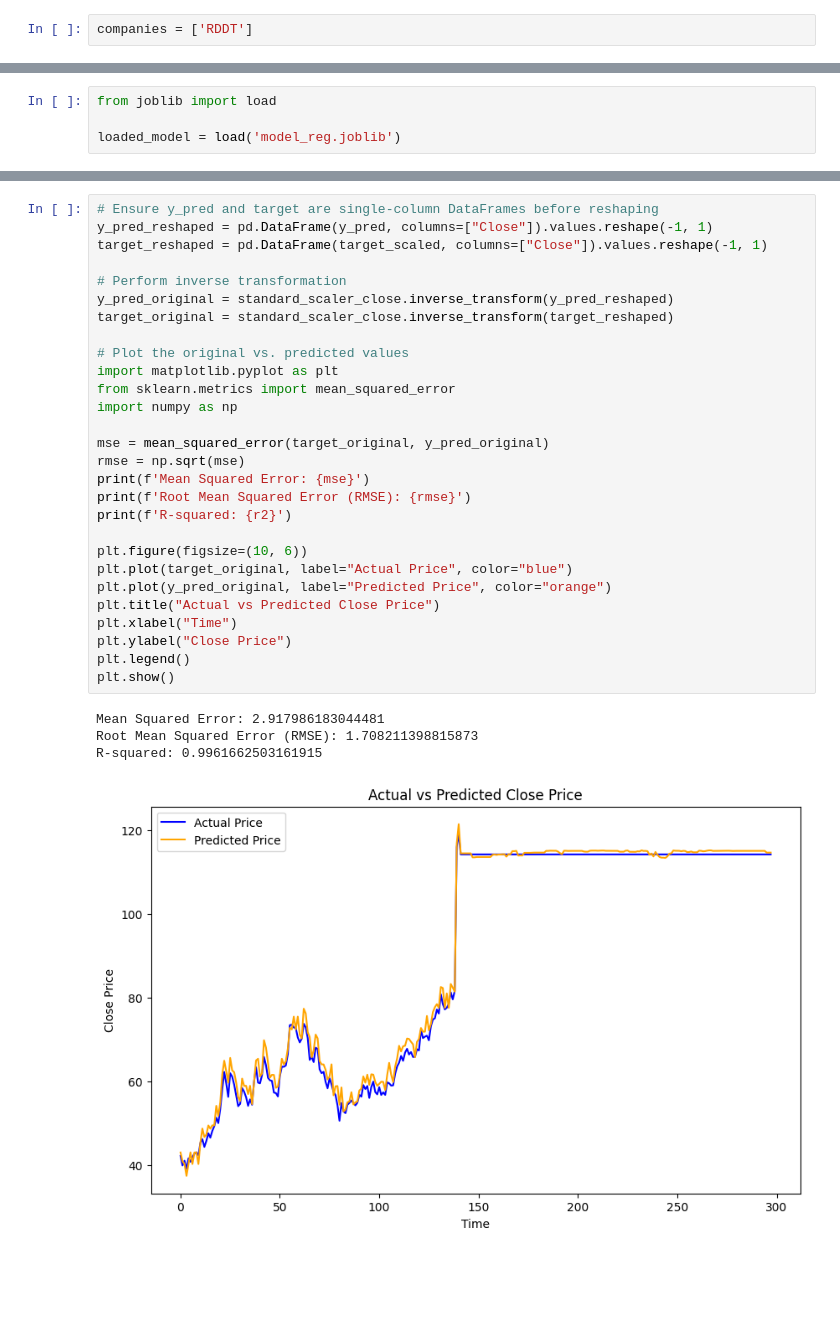
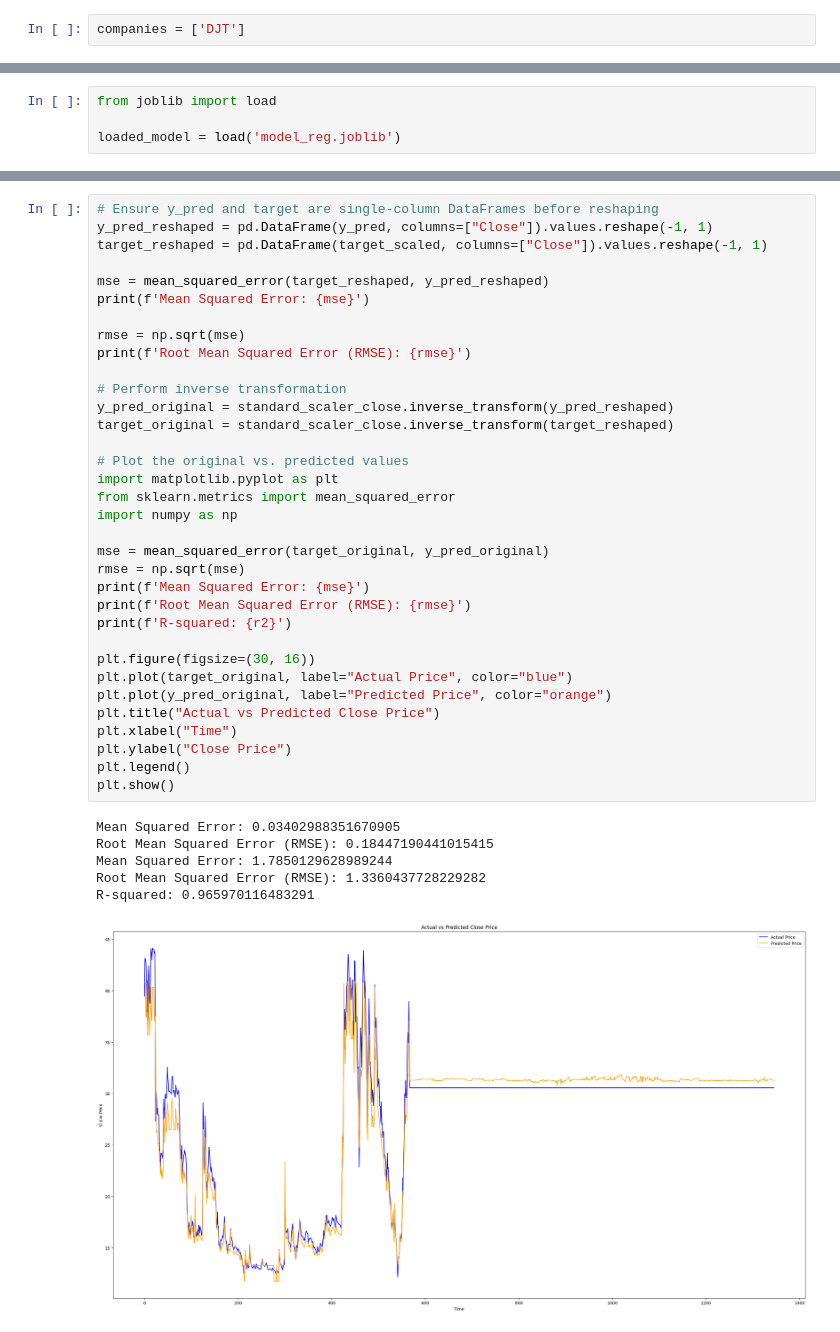
Before and after one commit to Nishchaypat/StockTrack-Database-ML, a Jupyter notebook: test.ipynb, the cells around one changed output, grey strips where cells are left out. Drawn from its saved outputs; the diff is of its cells as text; blank space fills up the shorter version.

```diff
--- a/test.ipynb
+++ b/test.ipynb
@@ -26,7 +26,7 @@ companies = [
     "TAP", "KMB", "GIS", "HRL", "MDLZ", "LW", "MNST",  # Consumer Staples
 ]
 # %%
-companies = ['RDDT']
+companies = ['DJT']
 # %%
 data = pd.DataFrame()
 # %%
@@ -254,33 +229,41 @@ len(y_pred)
 # %%
 # Ensure y_pred and target are single-column DataFrames before reshaping
 y_pred_reshaped = pd.DataFrame(y_pred, columns=["Close"]).values.reshape(-1, 1)
 target_reshaped = pd.DataFrame(target_scaled, columns=["Close"]).values.reshape(-1, 1)
+
+mse = mean_squared_error(target_reshaped, y_pred_reshaped)
+print(f'Mean Squared Error: {mse}')
+
+rmse = np.sqrt(mse)
+print(f'Root Mean Squared Error (RMSE): {rmse}')
 
 # Perform inverse transformation
 y_pred_original = standard_scaler_close.inverse_transform(y_pred_reshaped)
 target_original = standard_scaler_close.inverse_transform(target_reshaped)
 
 # Plot the original vs. predicted values
 import matplotlib.pyplot as plt
 from sklearn.metrics import mean_squared_error
 import numpy as np
 
 mse = mean_squared_error(target_original, y_pred_original)
 rmse = np.sqrt(mse)
 print(f'Mean Squared Error: {mse}')
 print(f'Root Mean Squared Error (RMSE): {rmse}')
 print(f'R-squared: {r2}')
 
-plt.figure(figsize=(10, 6))
+plt.figure(figsize=(30, 16))
 plt.plot(target_original, label="Actual Price", color="blue")
 plt.plot(y_pred_original, label="Predicted Price", color="orange")
 plt.title("Actual vs Predicted Close Price")
 plt.xlabel("Time")
 plt.ylabel("Close Price")
 plt.legend()
 plt.show()
 # %% [output]
-Mean Squared Error: 2.917986183044481
-Root Mean Squared Error (RMSE): 1.708211398815873
-R-squared: 0.9961662503161915
+Mean Squared Error: 0.03402988351670905
+Root Mean Squared Error (RMSE): 0.18447190441015415
+Mean Squared Error: 1.7850129628989244
+Root Mean Squared Error (RMSE): 1.3360437728229282
+R-squared: 0.965970116483291
-[figure, old version]
+[figure, new version]
```
Also changed, not shown: parts of 5 cells of this notebook.
